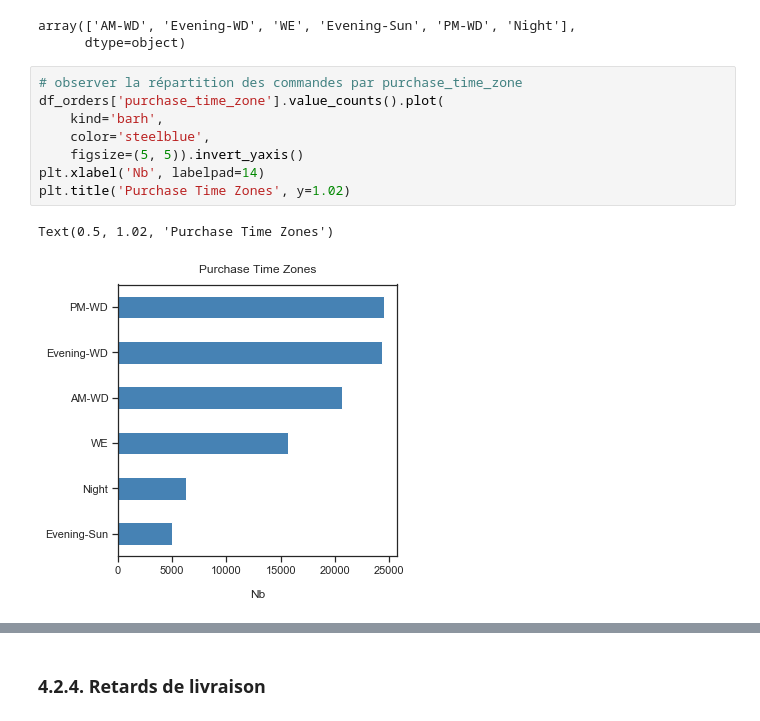
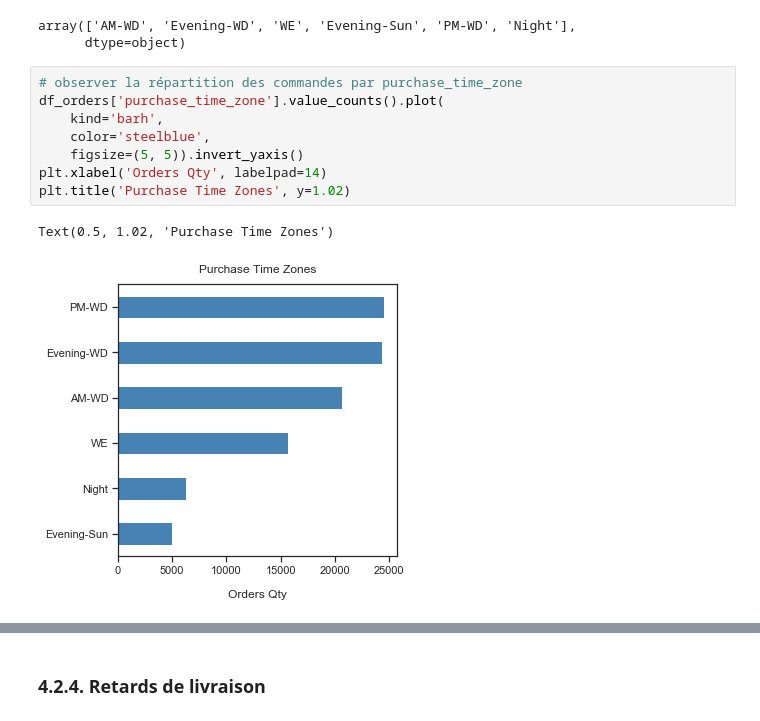
Before and after one commit to EtienneLardeur/P5_CustomerSegmentation, a Jupyter notebook: POlist_01_AnotebookEDA_uncleaned.ipynb, the cells around one changed output, grey strips where cells are left out. Saved outputs shown, nothing was run; the diff lists cells and outputs as text.

```diff
--- a/POlist_01_AnotebookEDA_uncleaned.ipynb
+++ b/POlist_01_AnotebookEDA_uncleaned.ipynb
@@ -513,14 +513,14 @@ array(['AM-WD', 'Evening-WD', 'WE', 'Evening-Sun', 'PM-WD', 'Night'],
 # %%
 # observer la répartition des commandes par purchase_time_zone
 df_orders['purchase_time_zone'].value_counts().plot(
     kind='barh',
     color='steelblue',
     figsize=(5, 5)).invert_yaxis()
-plt.xlabel('Nb', labelpad=14)
+plt.xlabel('Orders Qty', labelpad=14)
 plt.title('Purchase Time Zones', y=1.02)
 # %% [output]
 Text(0.5, 1.02, 'Purchase Time Zones')
-[figure, old version]
+[figure, new version]
 # %%
 df_orders.sample(3)
 # %% [output]
```
Also changed, not shown: parts of 57 cells of this notebook.
